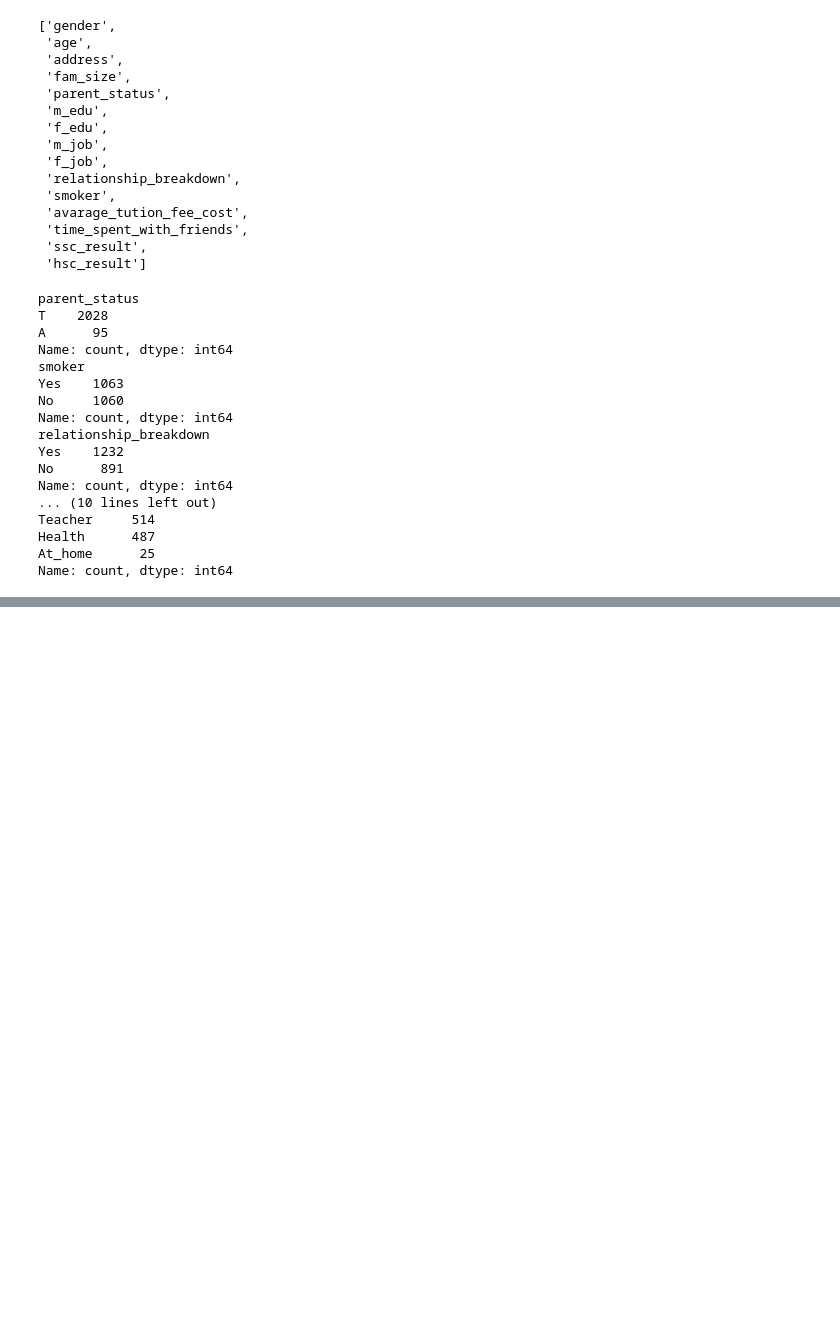
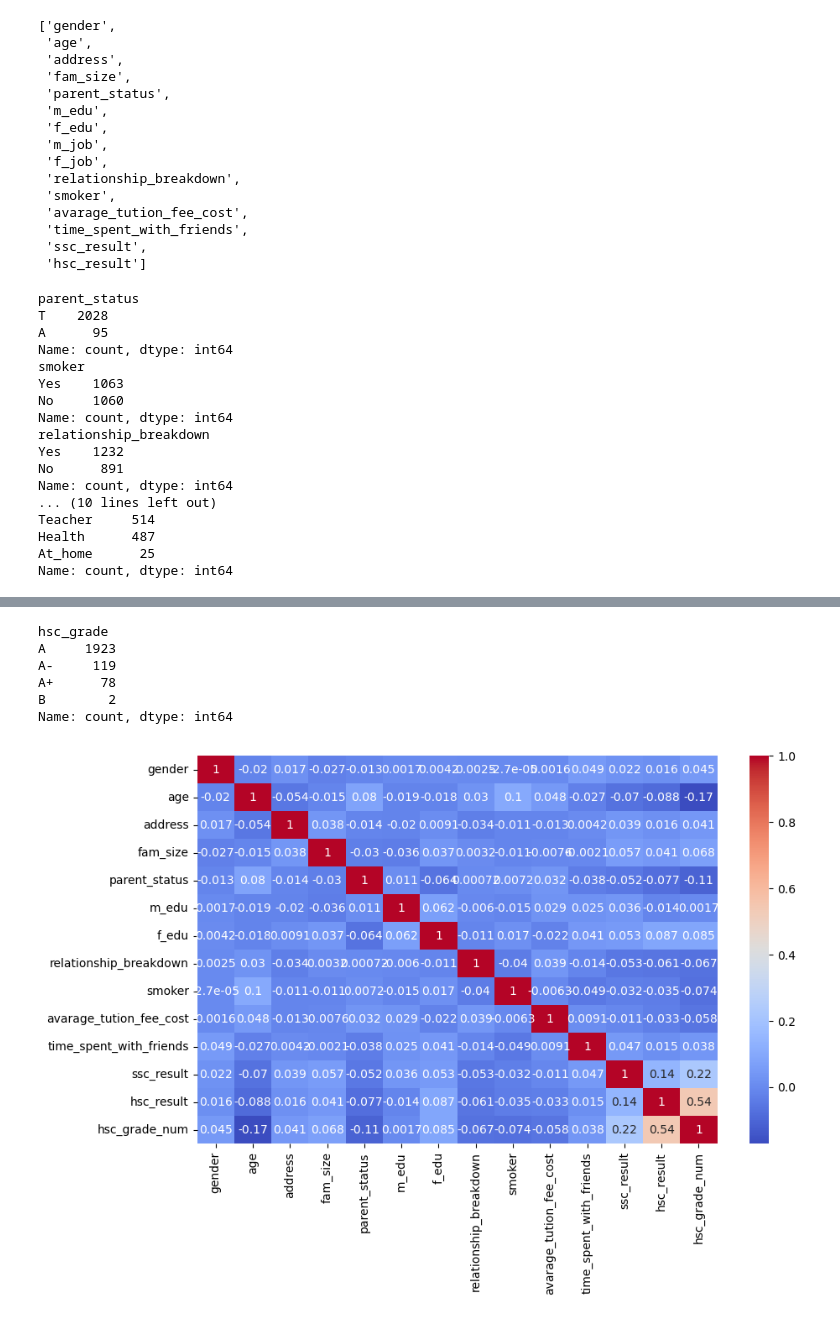
Before and after one commit to ssavi45/Student-Performance-Predictor, a Jupyter notebook: test.ipynb, the cells around one changed output, grey strips where cells are left out. Saved outputs shown, nothing was run; the diff lists cells and outputs as text; code cells hidden in the pictures; blank space fills up the shorter version.

```diff
--- a/test.ipynb
+++ b/test.ipynb
@@ -96,18 +107,21 @@ df = df.drop(['m_job', 'f_job'],  axis=1)
 # %%
 def gpa_to_grade(gpa):
-    if gpa >= 5.00:
+    if gpa >= 5.0:
         return 'A+'
-    elif gpa >= 4.00:
+    elif 4.0 <= gpa < 5.0:
         return 'A'
-    elif gpa >= 3.50:
+    elif 3.5 <= gpa < 4.0:
         return 'A-'
-    elif gpa >= 3.00:
+    elif 3.0 <= gpa < 3.5:
         return 'B'
-    elif gpa >= 2.00:
+    elif 2.0 <= gpa < 3.0:
         return 'C'
-    elif gpa >= 1.00:
+    elif 1.0 <= gpa < 2.0:
         return 'D'
     else:
         return 'F'
 
-df['hsc_result_class'] = df['hsc_result'].apply(gpa_to_grade)
+df['hsc_grade'] = df['hsc_result'].apply(gpa_to_grade)
+# %%
+grade_mapping = {'A+': 6, 'A': 5, 'A-': 4, 'B': 3, 'C': 2, 'D': 1, 'F': 0}
+df['hsc_grade_num'] = df['hsc_grade'].map(grade_mapping)
@@ -113,0 +146,28 @@ df['hsc_result_class'] = df['hsc_result'].apply(gpa_to_grade)
+# %%
+# Drop classes with less than 2 samples
+class_counts = df['hsc_grade'].value_counts()
+valid_classes = class_counts[class_counts > 1].index
+df = df[df['hsc_grade'].isin(valid_classes)]
+
+print(df['hsc_grade'].value_counts())
+# %% [output]
+hsc_grade
+A     1923
+A-     119
+A+      78
+B        2
+Name: count, dtype: int64
+# %%
+from sklearn.preprocessing import MinMaxScaler
+
+scaler = MinMaxScaler()
+df[['avarage_tution_fee_cost', 'age']] = scaler.fit_transform(df[['avarage_tution_fee_cost', 'age']])
+# %%
+import seaborn as sns
+import matplotlib.pyplot as plt
+
+plt.figure(figsize=(10,6))
+sns.heatmap(df.corr(numeric_only=True), annot=True, cmap='coolwarm')
+plt.show()
+# %% [output]
+[figure, added]
```
Also changed, not shown: parts of 26 cells of this notebook.
